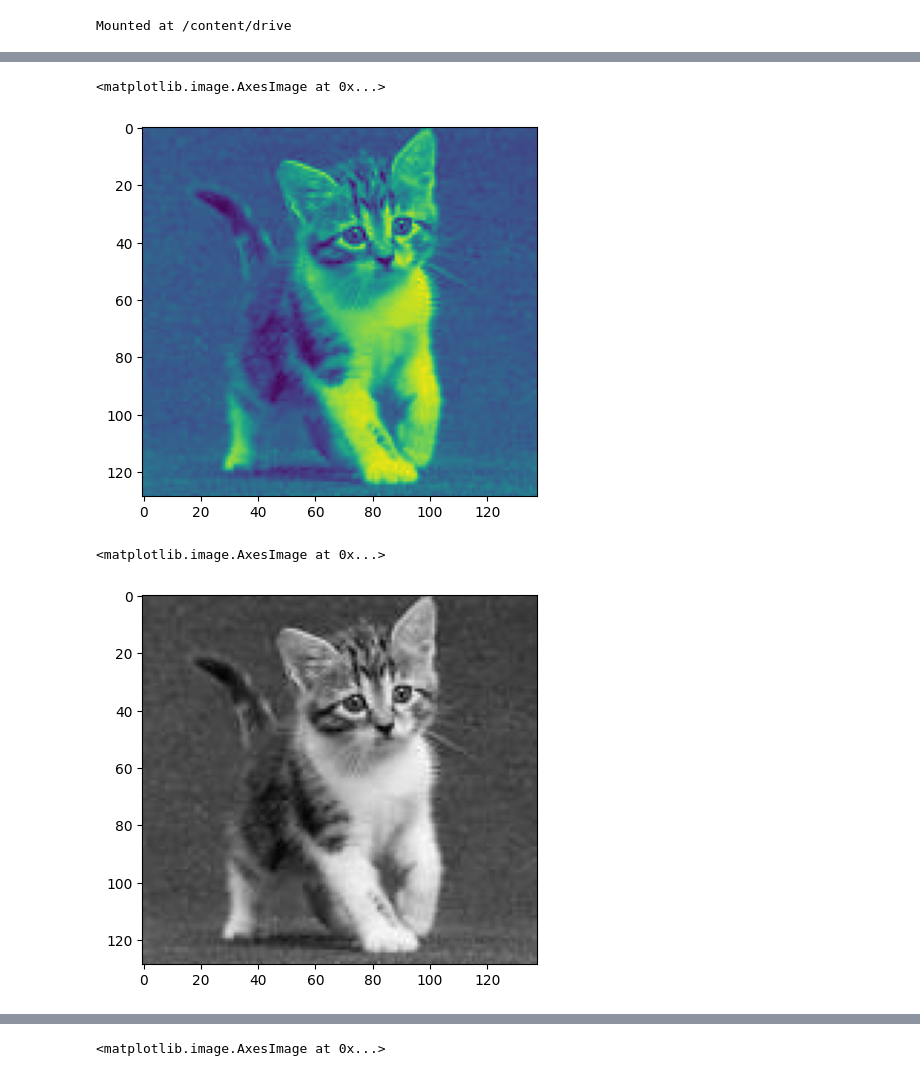
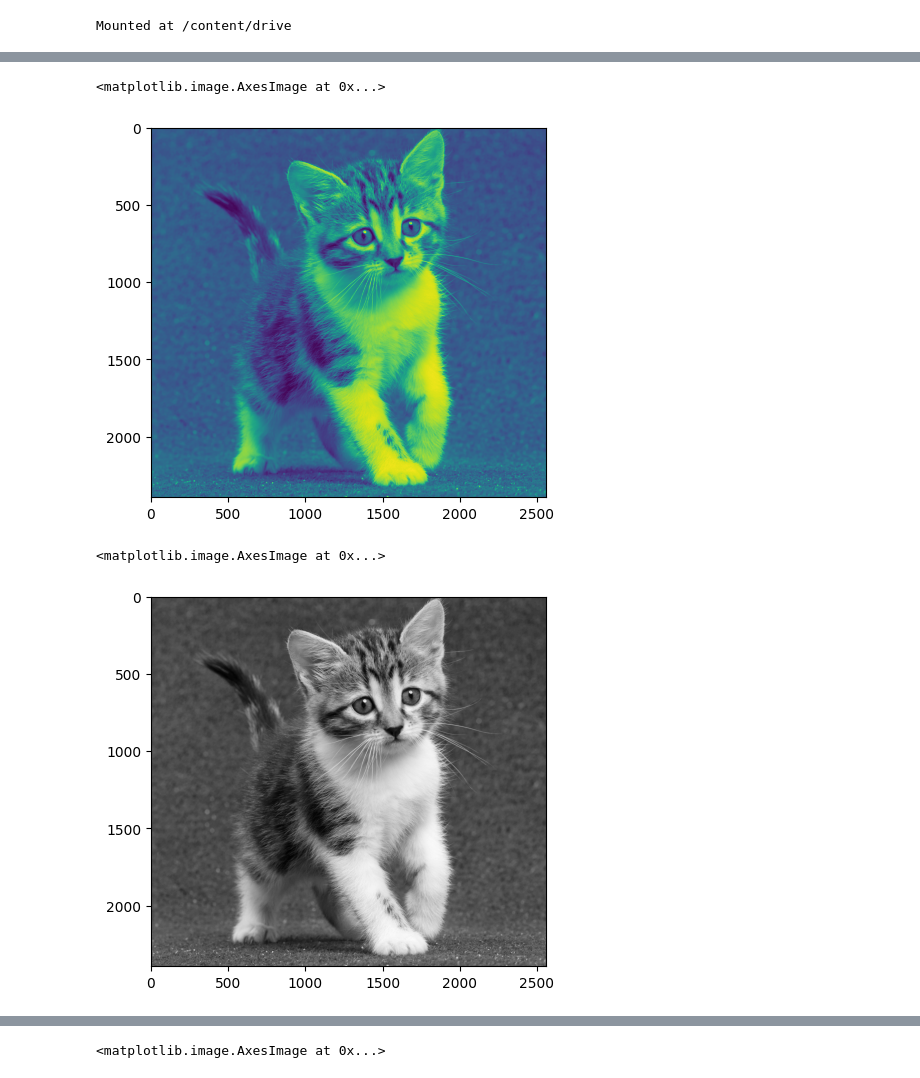
Before and after one commit to SabilarRosyad/PCVK_GENAP_2023, a Jupyter notebook: Week2.ipynb, the cells around one changed output, grey strips where cells are left out. Cells and saved outputs as stored; diff of their text form; code cells hidden in the pictures.

```diff
--- a/Week2.ipynb
+++ b/Week2.ipynb
@@ -28,15 +28,15 @@ plt.imshow(img3)
 # %%
-img_gray = cv.imread('/content/drive/MyDrive/PCVK/Images/kitten01.jpg', cv.IMREAD_GRAYSCALE)
+img_gray = cv.imread('/content/drive/MyDrive/PCVK/Images/kitten.jpg', cv.IMREAD_GRAYSCALE)
 plt.imshow(img_gray)
 # %% [output]
 <matplotlib.image.AxesImage at 0x...>
-[figure, old version]
+[figure, new version]
 # %%
-img_gray = cv.imread('/content/drive/MyDrive/PCVK/Images/kitten01.jpg', cv.IMREAD_GRAYSCALE)
+img_gray = cv.imread('/content/drive/MyDrive/PCVK/Images/kitten.jpg', cv.IMREAD_GRAYSCALE)
 plt.imshow(img_gray, cmap='gray')
 # %% [output]
 <matplotlib.image.AxesImage at 0x...>
-[figure, old version]
+[figure, new version]
 # %%
 plt.imshow(img_gray, cmap='magma')
 # %% [output]
```
Also changed, not shown: parts of 8 cells of this notebook.
